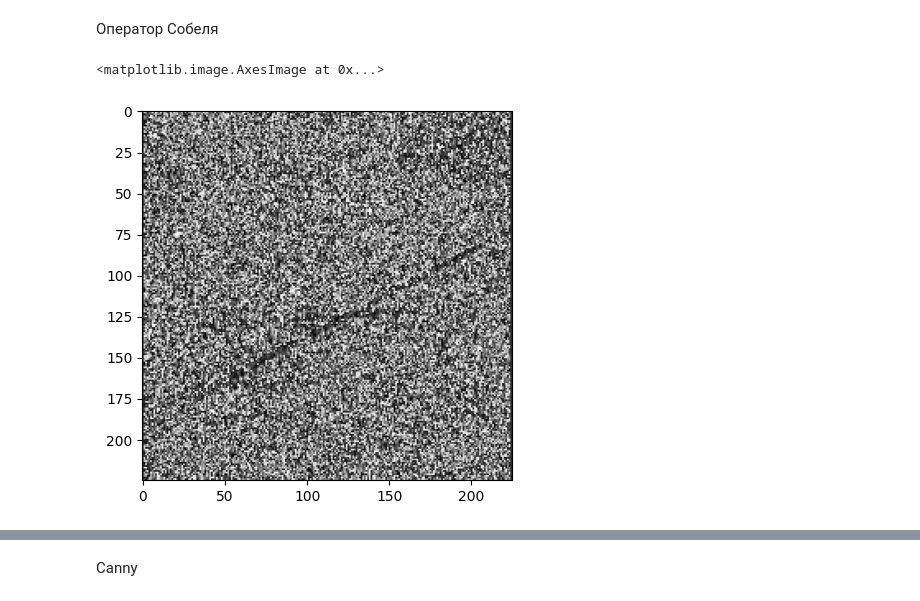
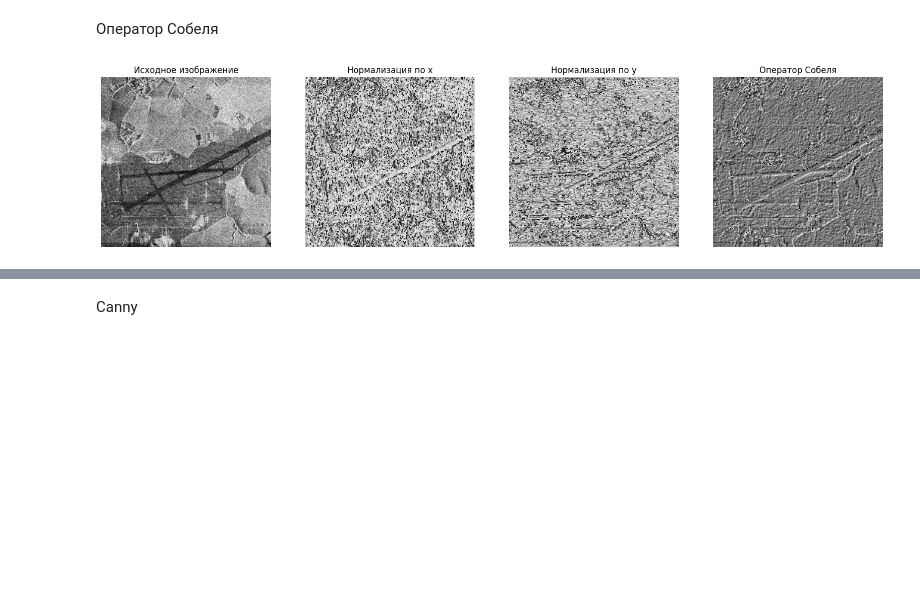
Before and after one commit to KotelnikovaA/Image_Processing, a Jupyter notebook: hw3/Homework_3.ipynb, the cells around one changed output, grey strips where cells are left out. Saved outputs shown, nothing was run; the diff lists cells and outputs as text; code cells hidden in the pictures; blank space fills up the shorter version.

```diff
--- a/hw3/Homework_3.ipynb
+++ b/hw3/Homework_3.ipynb
@@ -69,12 +82,18 @@ plt.imshow(th3, cmap="gray")
 
 Оператор Собеля
 # %%
-scale = 1
+scale = 0.5
 delta = 0
 ddepth = cv2.CV_16S
 grad_x = cv2.Sobel(image_gray, ddepth, 1, 0, ksize=3, scale=scale, delta=delta, borderType=cv2.BORDER_DEFAULT)
 grad_y = cv2.Sobel(image_gray, ddepth, 0, 1, ksize=3, scale=scale, delta=delta, borderType=cv2.BORDER_DEFAULT)
-plt.imshow((grad_x - grad_x.min())*255, cmap="gray")
+grad = cv2.addWeighted(grad_x, 0.5, grad_y, 0.5,0.0)
+
+plt.figure(figsize=(20, 5))
+plt.subplot(1, 4, 1); plt.imshow(image_gray, cmap='gray'); plt.title('Исходное изображение'); plt.axis('off')
+plt.subplot(1, 4, 2); plt.imshow((grad_x - grad_x.min())*255, cmap="gray"); plt.title('Нормализация по х'); plt.axis('off')
+plt.subplot(1, 4, 3); plt.imshow((grad_y - grad_y.min())*255, cmap="gray"); plt.title('Нормализация по у'); plt.axis('off')
+plt.subplot(1, 4, 4); plt.imshow((grad - grad.min())*255, cmap="gray"); plt.title('Оператор Собеля'); plt.axis('off')
+plt.show()
 # %% [output]
-<matplotlib.image.AxesImage at 0x...>
-[figure, old version]
+[figure, new version]
```
Also changed, not shown: parts of 8 cells of this notebook.
